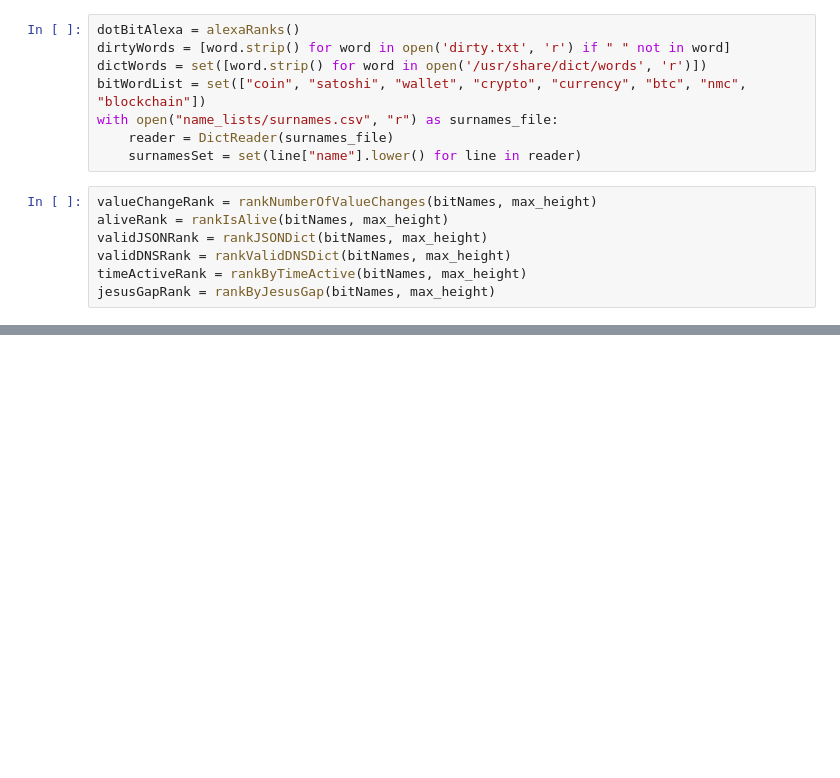
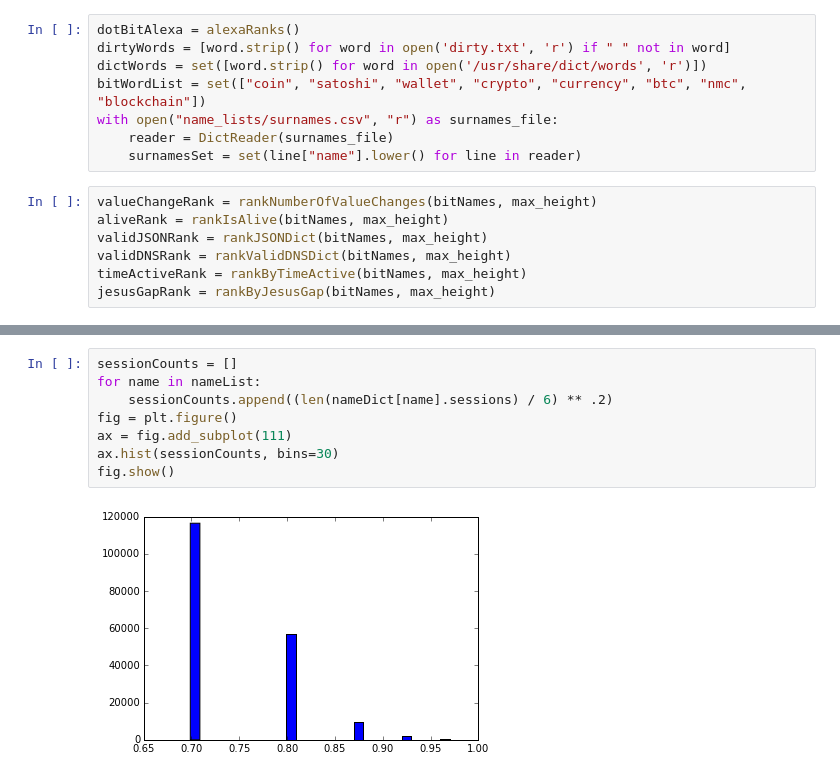
Before and after one commit to citp/namecoin-analysis, a Jupyter notebook: Regression/Untitled1.ipynb, the cells around one changed output, grey strips where cells are left out. Drawn from its saved outputs; the diff is of its cells as text; blank space fills up the shorter version.

```diff
--- a/Regression/Untitled1.ipynb
+++ b/Regression/Untitled1.ipynb
@@ -107,0 +199,10 @@ print(score)
+# %%
+sessionCounts = []
+for name in nameList:
+    sessionCounts.append((len(nameDict[name].sessions) / 6) ** .2)
+fig = plt.figure()
+ax = fig.add_subplot(111)
+ax.hist(sessionCounts, bins=30)
+fig.show()
+# %% [output]
+[figure, added]
```
Also changed, not shown: parts of 21 cells of this notebook.
